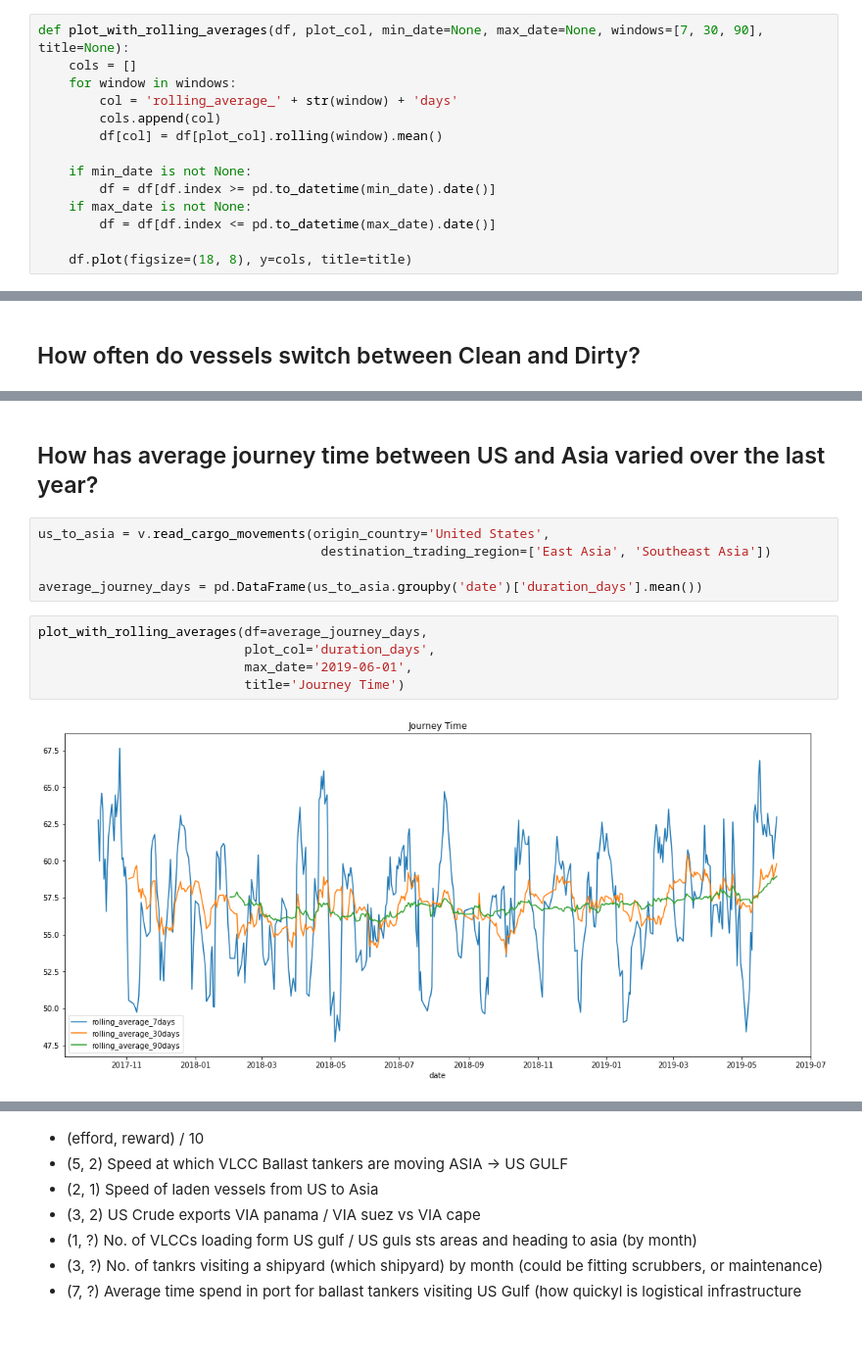
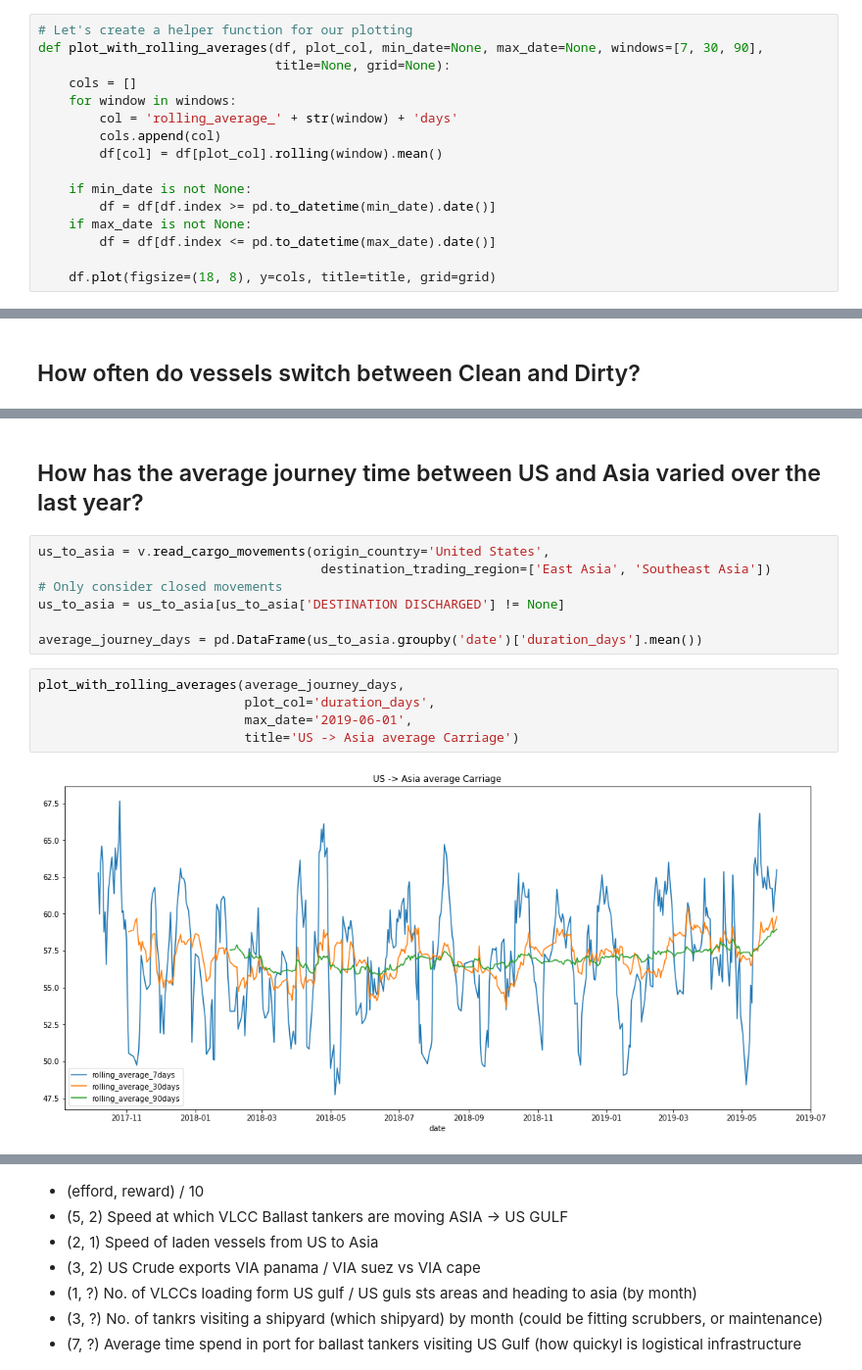
Before and after one commit to VorTECHsa/python-sdk, a Jupyter notebook: sample_notebook.ipynb, the cells around one changed output, grey strips where cells are left out. Shown at 98% size. Drawn from its saved outputs; the diff is of its cells as text; blank space fills up the shorter version.

```diff
--- a/sample_notebook.ipynb
+++ b/sample_notebook.ipynb
@@ -42,5 +48,7 @@ def filter_if_required(cms, col, filter_item):
 # %%
-def plot_with_rolling_averages(df, plot_col, min_date=None, max_date=None, windows=[7, 30, 90], title=None):
+# Let's create a helper function for our plotting
+def plot_with_rolling_averages(df, plot_col, min_date=None, max_date=None, windows=[7, 30, 90],
+                               title=None, grid=None):
     cols = []
     for window in windows:
         col = 'rolling_average_' + str(window) + 'days'
@@ -52,5 +60,5 @@ def plot_with_rolling_averages(df, plot_col, min_date=None, max_date=None, windo
     if max_date is not None:
         df = df[df.index <= pd.to_datetime(max_date).date()]
 
-    df.plot(figsize=(18, 8), y=cols, title=title)
+    df.plot(figsize=(18, 8), y=cols, title=title, grid=grid)
 # %% [markdown]
@@ -123,16 +150,18 @@ plot_with_rolling_averages(df=swaps_per_day,
 # %% [markdown]
 <a id='journey_times'></a>
 # %% [markdown]
-## How has average journey time between US and Asia varied over the last year?
+## How has the average journey time between US and Asia varied over the last year?
 # %%
 us_to_asia = v.read_cargo_movements(origin_country='United States',
                                      destination_trading_region=['East Asia', 'Southeast Asia'])
+# Only consider closed movements
+us_to_asia = us_to_asia[us_to_asia['DESTINATION DISCHARGED'] != None]
 
 average_journey_days = pd.DataFrame(us_to_asia.groupby('date')['duration_days'].mean())
 # %%
-plot_with_rolling_averages(df=average_journey_days,
+plot_with_rolling_averages(average_journey_days,
                            plot_col='duration_days',
                            max_date='2019-06-01',
-                           title='Journey Time')
+                           title='US -> Asia average Carriage')
 # %% [output]
-[figure, old version]
+[figure, new version]
```
Also changed, not shown: parts of 19 cells of this notebook.
